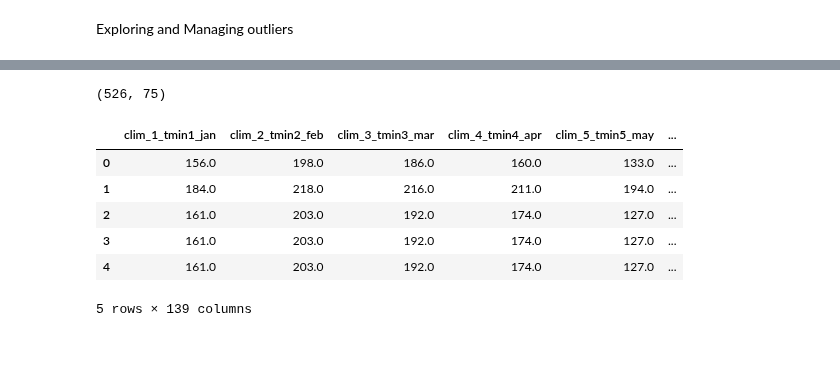
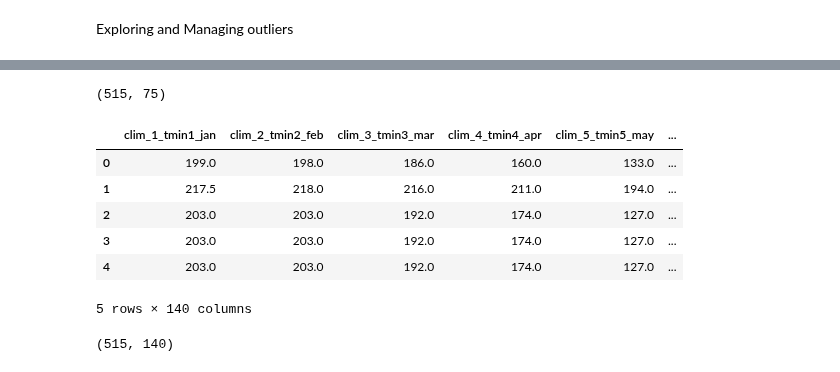
Before and after one commit to tahiri-lab/py_madaclim, a Jupyter notebook: workdir/analysis/bin/managing_outliers.ipynb, the cells around one changed output, grey strips where cells are left out. Saved outputs shown, nothing was run; the diff lists cells and outputs as text; code cells hidden in the pictures.

```diff
--- a/workdir/analysis/bin/managing_outliers.ipynb
+++ b/workdir/analysis/bin/managing_outliers.ipynb
@@ -127,12 +131,14 @@ clim_columns = [col for col in clim_data.columns if col.startswith('clim_')]
 env_columns = [col for col in clim_data.columns if col.startswith('env_')]
 
 # Remove rows where any 'clim_' column has NaN
-clim_data = clim_data.dropna(subset=clim_columns)
+coffee_data = coffee_data.dropna(subset=clim_columns)
 
 # Fill missing values in 'env_' columns with the median
 for col in env_columns:
-    median_value = clim_data[col].median()
-    clim_data[col] = clim_data[col].fillna(median_value)
+    median_value = coffee_data[col].median()
+    coffee_data[col] = coffee_data[col].fillna(median_value)
 
 # Display the updated dataframe
-clim_data.head()
+#coffee_data.shape
+missing_data = coffee_data.isnull().sum()
+missing_data
@@ -496,3 +510,7 @@ def plot_distribution_and_boxplots(data, cols):
     plt.tight_layout()
     #plt.show()
     plt.savefig(r"../images/outliers_boxplot.png")
+# %%
+pd.set_option("display.max_rows", 10)
+
+env_data_clean
@@ -529,7 +577,7 @@ print(env_data_clean.shape)
 # %%
-print(clim_data_filled.shape)
+print(clim_data.shape)
 # %% [output]
-(526, 75)
+(515, 75)
 # %%
 # import matplotlib.pyplot as plt
 
@@ -616,18 +664,23 @@ categ_data.to_csv(r"../data/cleaned_data_categ_w_class.csv", index=False)
 # %%
 coffee_data.shape
 
 import pandas as pd
 
 # Assuming clim_data and env_data have the same number of rows
 # Concatenate along columns (axis=1)
-full_data = pd.concat([clim_data_filled, env_data_clean, coffee_data[['caffeine_percent', 'caffeine_class']]], axis=1)
-full_data.to_csv(r"../data/cleaned_data_w_class.csv", index=False)
-full_data.head()
+#coffee_data = pd.concat([clim_data, env_data_clean, coffee_data[['caffeine_percent', 'caffeine_class']]], axis=1)
+coffee_data.drop(columns=["Unnamed_0"], inplace=True)
+coffee_data.to_csv(r"../data/cleaned_data_w_class.csv", index=False)
+coffee_data.head()
 # %% [output]
 |  | clim_1_tmin1_jan | clim_2_tmin2_feb | clim_3_tmin3_mar | clim_4_tmin4_apr | clim_5_tmin5_may | ... |
-| 0 | 156.0 | 198.0 | 186.0 | 160.0 | 133.0 | ... |
-| 1 | 184.0 | 218.0 | 216.0 | 211.0 | 194.0 | ... |
-| 2 | 161.0 | 203.0 | 192.0 | 174.0 | 127.0 | ... |
-| 3 | 161.0 | 203.0 | 192.0 | 174.0 | 127.0 | ... |
-| 4 | 161.0 | 203.0 | 192.0 | 174.0 | 127.0 | ... |
+| 0 | 199.0 | 198.0 | 186.0 | 160.0 | 133.0 | ... |
+| 1 | 217.5 | 218.0 | 216.0 | 211.0 | 194.0 | ... |
+| 2 | 203.0 | 203.0 | 192.0 | 174.0 | 127.0 | ... |
+| 3 | 203.0 | 203.0 | 192.0 | 174.0 | 127.0 | ... |
+| 4 | 203.0 | 203.0 | 192.0 | 174.0 | 127.0 | ... |
-5 rows × 139 columns
+5 rows × 140 columns
+# %%
+coffee_data.shape
+# %% [output]
+(515, 140)
```
Also changed, not shown: parts of 35 cells of this notebook, 8 other files.
